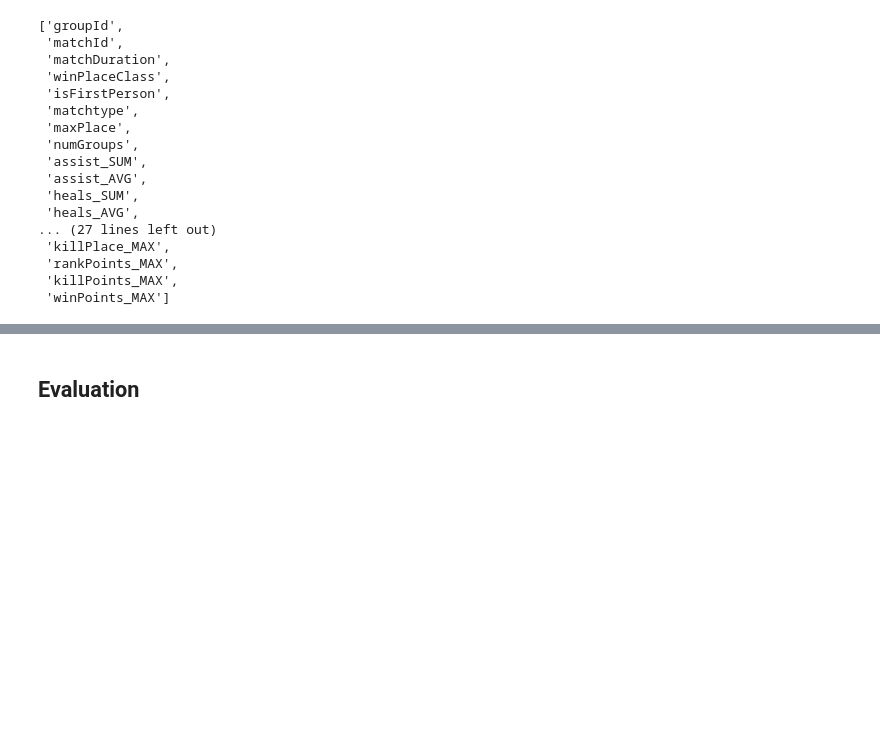
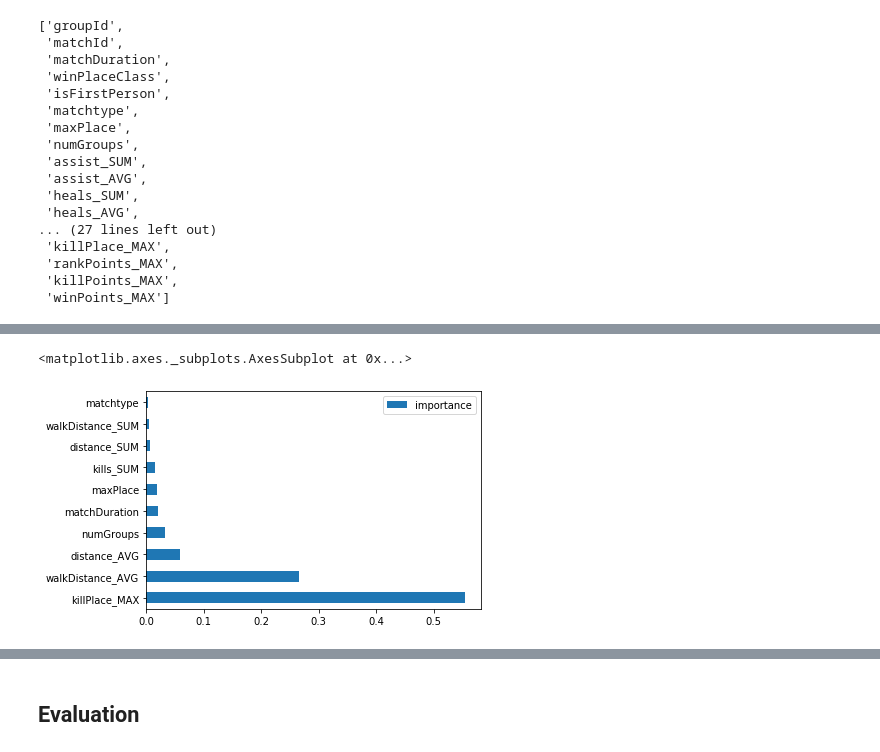
Before and after one commit to Checco9811/Distributed-Data-Analysis-and-Mining, a Jupyter notebook: Decision Tree.ipynb, the cells around one changed output, grey strips where cells are left out. Saved outputs shown, nothing was run; the diff lists cells and outputs as text; code cells hidden in the pictures; blank space fills up the shorter version.

Commit message:
Update Decision Tree

```diff
--- a/Decision Tree.ipynb
+++ b/Decision Tree.ipynb
@@ -102,7 +106,8 @@ output = assembler.transform(data)
 # %%
 seed = 42
 withReplacement=False
-output = output.sample(withReplacement, 0.1, seed).select("features", "winPlaceClass")
+output = output.sample(withReplacement, 0.04, seed) \
+                .select("features", "winPlaceClass").withColumnRenamed('winPlaceClass', 'label')
 
 (training,testing) = output.randomSplit([0.7,0.3])
 print(F'training: {training.count()}')
@@ -113,8 +149,7 @@ testing: 60000
 # %%
-from pyspark.ml.classification import DecisionTreeClassifier
-
-dt = DecisionTreeClassifier(maxDepth=5, labelCol="winPlaceClass",
+dt = DecisionTreeClassifier(maxDepth=10, labelCol="label",
                             featuresCol="features", impurity="gini",
+                            minInstancesPerNode=10,
                             seed=42)
 model = dt.fit(training)
 # %%
@@ -140,0 +169,8 @@ only showing top 20 rows
+# %%
+features_importances = (
+     pd.DataFrame(
+       model.featureImportances.toArray(),
+       index=inputCols,
+       columns=['importance'])
+)
+features_importances.nlargest(20, columns='importance')
@@ -140,0 +195,5 @@ only showing top 20 rows
+# %%
+features_importances.nlargest(10, columns='importance').plot.barh()
+# %% [output]
+<matplotlib.axes._subplots.AxesSubplot at 0x...>
+[figure, added]
```
Also changed, not shown: parts of 18 cells of this notebook.
